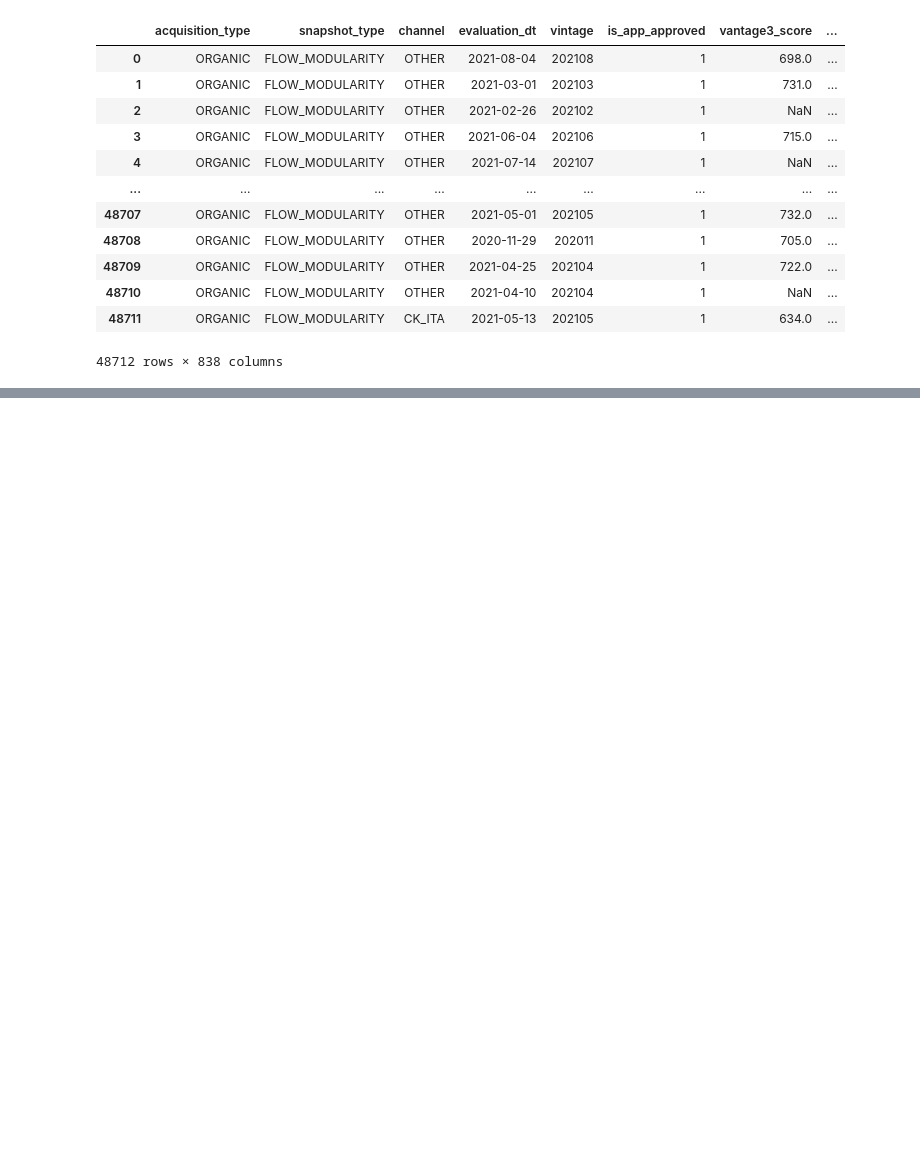
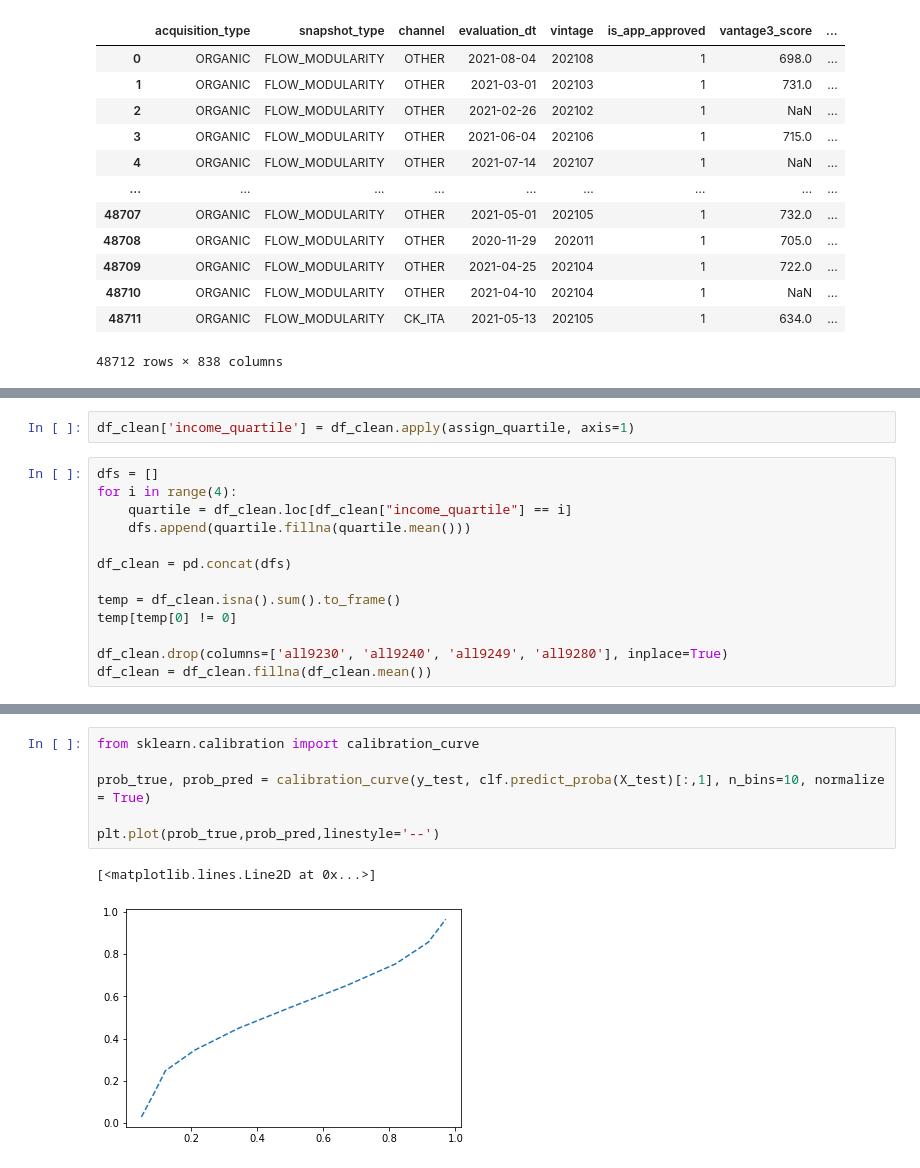
Before and after one commit to DSC180A/create_credit_score, a Jupyter notebook: src/data/make_dataset.ipynb, the cells around one changed output, grey strips where cells are left out. Saved outputs shown, nothing was run; the diff lists cells and outputs as text; blank space fills up the shorter version.

```diff
--- a/src/data/make_dataset.ipynb
+++ b/src/data/make_dataset.ipynb
@@ -21,0 +57,15 @@ df
+# %%
+df_clean['income_quartile'] = df_clean.apply(assign_quartile, axis=1)
+# %%
+dfs = []
+for i in range(4):
+    quartile = df_clean.loc[df_clean["income_quartile"] == i]
+    dfs.append(quartile.fillna(quartile.mean()))
+
+df_clean = pd.concat(dfs)
+
+temp = df_clean.isna().sum().to_frame()
+temp[temp[0] != 0]
+
+df_clean.drop(columns=['all9230', 'all9240', 'all9249', 'all9280'], inplace=True)
+df_clean = df_clean.fillna(df_clean.mean())
@@ -21,0 +216,9 @@ df
+# %%
+from sklearn.calibration import calibration_curve
+
+prob_true, prob_pred = calibration_curve(y_test, clf.predict_proba(X_test)[:,1], n_bins=10, normalize = True)
+
+plt.plot(prob_true,prob_pred,linestyle='--')
+# %% [output]
+[<matplotlib.lines.Line2D at 0x...>]
+[figure, added]
```
Also changed, not shown: parts of 12 cells of this notebook, 1 other file.
